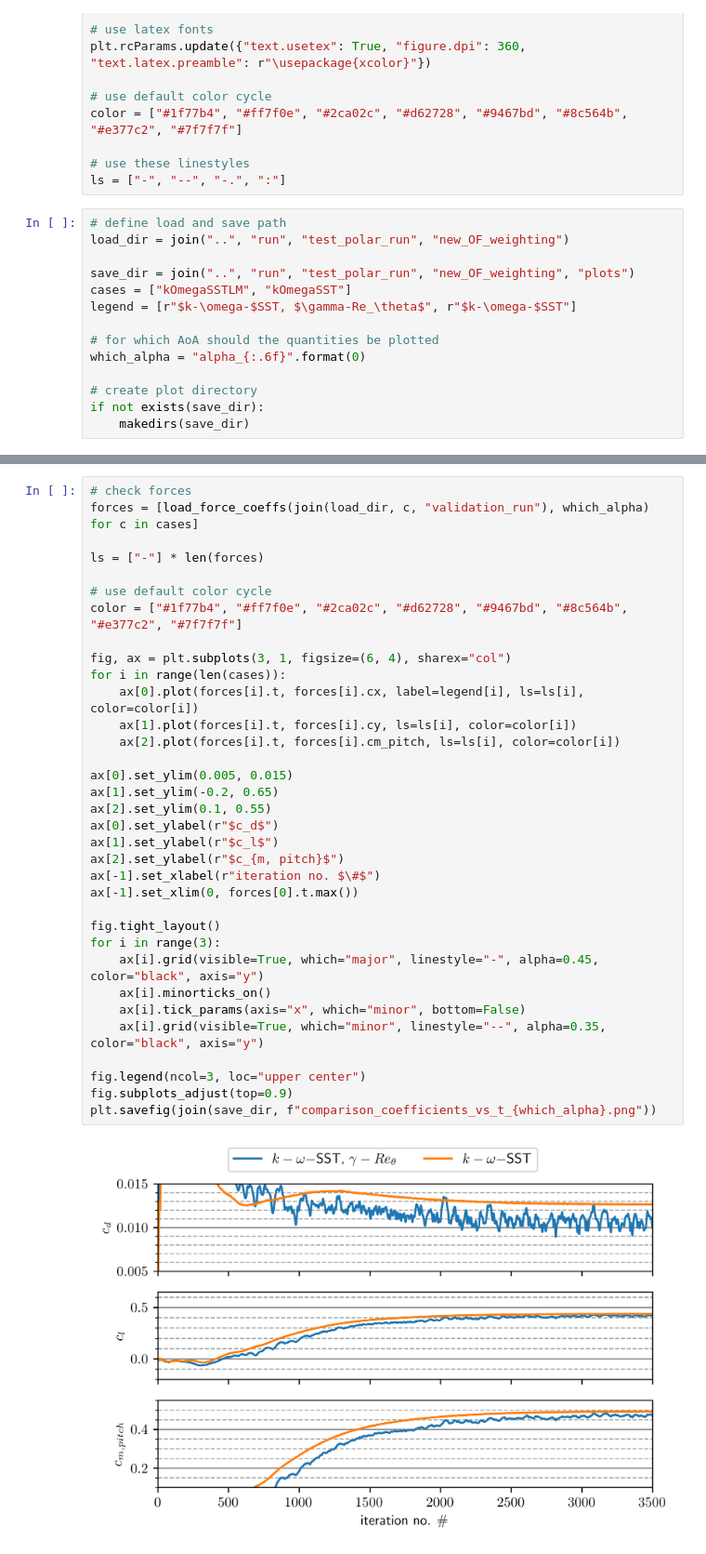
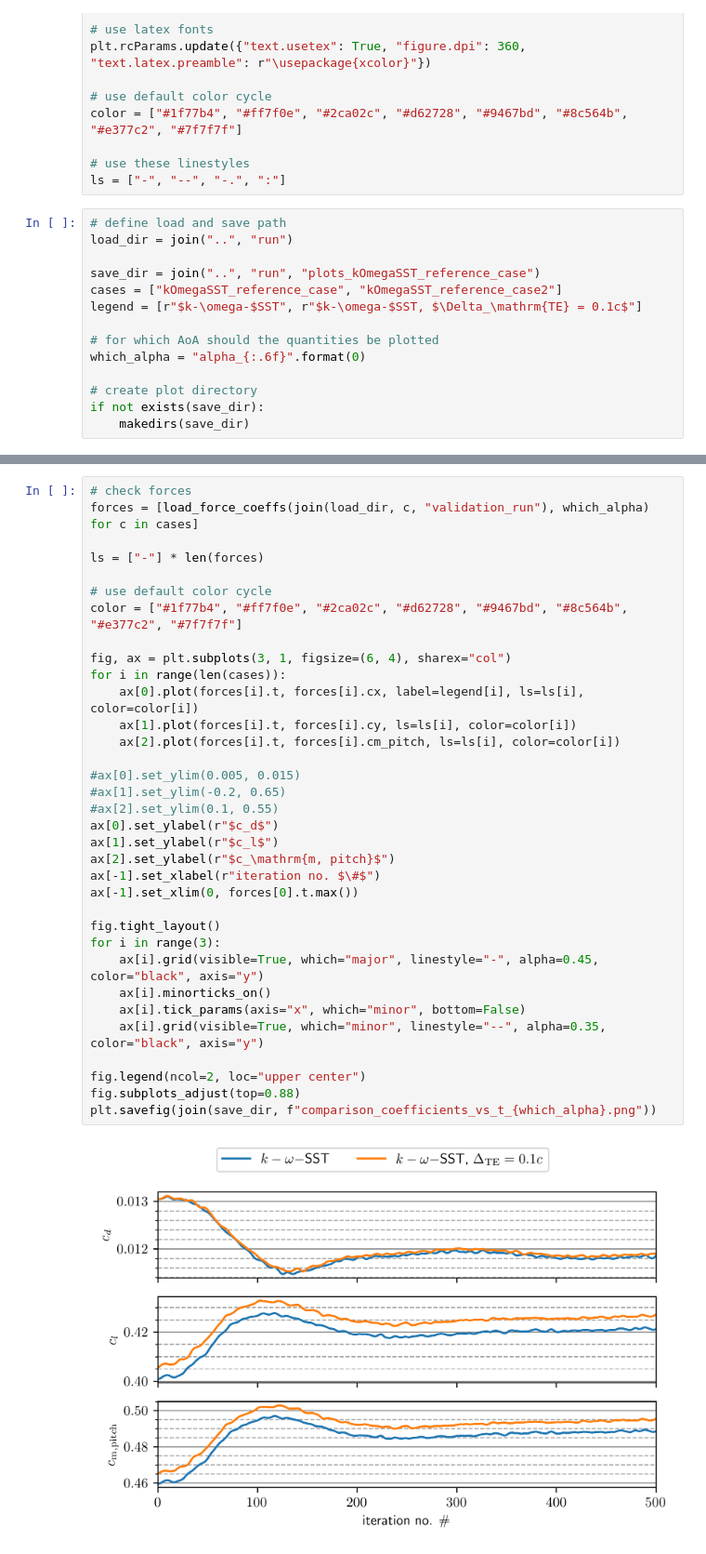
Before and after one commit to JanisGeise/airfoil_shape_optimization, a Jupyter notebook: post_processing/post_process_simulation.ipynb, the cells around one changed output, grey strips where cells are left out. Shown at 93% size. Drawn from its saved outputs; the diff is of its cells as text.

```diff
--- a/post_processing/post_process_simulation.ipynb
+++ b/post_processing/post_process_simulation.ipynb
@@ -43,11 +43,11 @@ color = ["#1f77b4", "#ff7f0e", "#2ca02c", "#d62728", "#9467bd", "#8c564b", "#e37
 ls = ["-", "--", "-.", ":"]
 # %%
 # define load and save path
-load_dir = join("..", "run", "test_polar_run", "new_OF_weighting")
+load_dir = join("..", "run")
 
-save_dir = join("..", "run", "test_polar_run", "new_OF_weighting", "plots")
-cases = ["kOmegaSSTLM", "kOmegaSST"]
-legend = [r"$k-\omega-$SST, $\gamma-Re_\theta$", r"$k-\omega-$SST"]
+save_dir = join("..", "run", "plots_kOmegaSST_reference_case")
+cases = ["kOmegaSST_reference_case", "kOmegaSST_reference_case2"]
+legend = [r"$k-\omega-$SST", r"$k-\omega-$SST, $\Delta_\mathrm{TE} = 0.1c$"]
 
 # for which AoA should the quantities be plotted
 which_alpha = "alpha_{:.6f}".format(0)
@@ -91,39 +91,39 @@ for c in range(len(cases)):
 # %%
 # check forces
 forces = [load_force_coeffs(join(load_dir, c, "validation_run"), which_alpha) for c in cases]
 
 ls = ["-"] * len(forces)
 
 # use default color cycle
 color = ["#1f77b4", "#ff7f0e", "#2ca02c", "#d62728", "#9467bd", "#8c564b", "#e377c2", "#7f7f7f"]
 
 fig, ax = plt.subplots(3, 1, figsize=(6, 4), sharex="col")
 for i in range(len(cases)):
     ax[0].plot(forces[i].t, forces[i].cx, label=legend[i], ls=ls[i], color=color[i])
     ax[1].plot(forces[i].t, forces[i].cy, ls=ls[i], color=color[i])
     ax[2].plot(forces[i].t, forces[i].cm_pitch, ls=ls[i], color=color[i])
 
-ax[0].set_ylim(0.005, 0.015)
-ax[1].set_ylim(-0.2, 0.65)
-ax[2].set_ylim(0.1, 0.55)
+#ax[0].set_ylim(0.005, 0.015)
+#ax[1].set_ylim(-0.2, 0.65)
+#ax[2].set_ylim(0.1, 0.55)
 ax[0].set_ylabel(r"$c_d$")
 ax[1].set_ylabel(r"$c_l$")
-ax[2].set_ylabel(r"$c_{m, pitch}$")
+ax[2].set_ylabel(r"$c_\mathrm{m, pitch}$")
 ax[-1].set_xlabel(r"iteration no. $\#$")
 ax[-1].set_xlim(0, forces[0].t.max())
 
 fig.tight_layout()
 for i in range(3):
     ax[i].grid(visible=True, which="major", linestyle="-", alpha=0.45, color="black", axis="y")
     ax[i].minorticks_on()
     ax[i].tick_params(axis="x", which="minor", bottom=False)
     ax[i].grid(visible=True, which="minor", linestyle="--", alpha=0.35, color="black", axis="y")
 
-fig.legend(ncol=3, loc="upper center")
-fig.subplots_adjust(top=0.9)
+fig.legend(ncol=2, loc="upper center")
+fig.subplots_adjust(top=0.88)
 plt.savefig(join(save_dir, f"comparison_coefficients_vs_t_{which_alpha}.png"))
 # %% [output]
-[figure, old version]
+[figure, new version]
 # %%
 # plot max y+ vs. time
 y_plus = [load_yplus(join(load_dir, c, "validation_run"), which_alpha) for c in cases]
```
Also changed, not shown: parts of 10 cells of this notebook, 5 other files.
